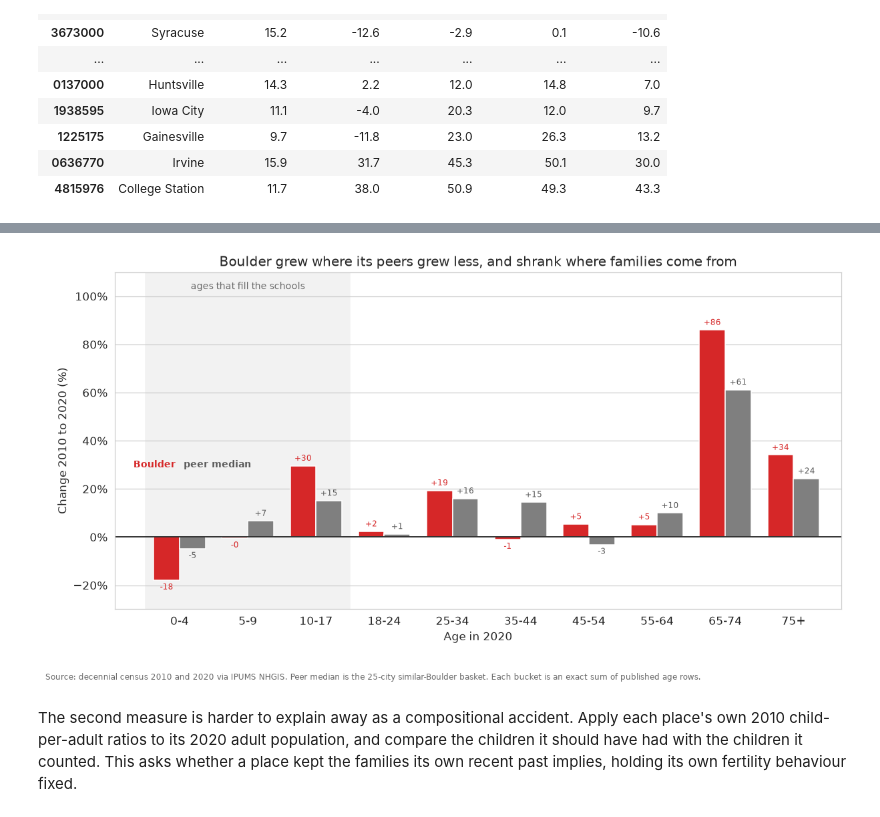
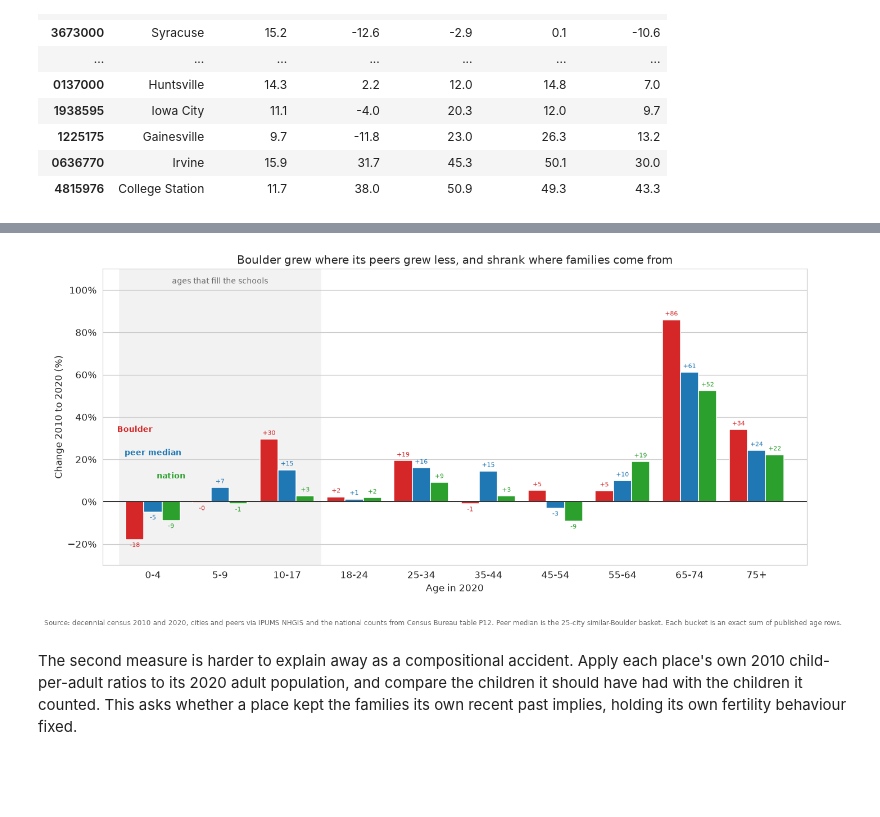
Before and after one commit to brianckeegan/charting-boulder, a Jupyter notebook: 2026-09-bvsd/BVSD.ipynb, the cells around one changed output, grey strips where cells are left out. Drawn from its saved outputs; the diff is of its cells as text; code cells hidden in the pictures; blank space fills up the shorter version.

```diff
--- a/2026-09-bvsd/BVSD.ipynb
+++ b/2026-09-bvsd/BVSD.ipynb
@@ -38,7 +38,7 @@ import matplotlib.pyplot as plt
 import matplotlib.ticker as mtick
 import matplotlib.colors as mcolors
 
-import os, re, json, warnings, requests
+import os, re, json, time, warnings, requests
 from pathlib import Path
 from collections import Counter
 
@@ -49,6 +49,8 @@ plt.rcParams.update({'figure.dpi': 110, 'font.size': 11})
 # blue (the state's official view) and red (the cohort view this notebook computes).
 CITY, COUNTY, CONTEXT = 'tab:blue', 'tab:green', 'tab:gray'
 SDO_COLOR, HP_COLOR, ALT = 'tab:blue', 'tab:red', 'tab:orange'
+# The three comparison series carry one color each wherever they appear together.
+BOULDER_C, PEER_C, NATION_C = 'tab:red', 'tab:blue', 'tab:green'
 
 RAW = Path('data/raw')
 PROC = Path('data/processed')
@@ -325,14 +327,14 @@ peer_vals = [peers_df.sa_chg_00_10.median(), peer_sa_chg_10_20,
 
 f, ax = plt.subplots(figsize=(9, 5.4))
 x = np.arange(len(cohort_groups)); width = 0.38
-bars_boulder = ax.bar(x - width / 2, boulder_vals, width, color=HP_COLOR)
-bars_peer = ax.bar(x + width / 2, peer_vals, width, color=CONTEXT)
+bars_boulder = ax.bar(x - width / 2, boulder_vals, width, color=BOULDER_C)
+bars_peer = ax.bar(x + width / 2, peer_vals, width, color=PEER_C)
 ax.bar_label(bars_boulder, fmt='%+.1f', fontsize=9, padding=2)
 ax.bar_label(bars_peer, fmt='%+.1f', fontsize=9, padding=2)
 
 # Identify the two series on the leftmost group only
-for value, offset, label, color in [(boulder_vals[0], -width / 2, 'Boulder', HP_COLOR),
-                                    (peer_vals[0], width / 2, 'peer median', CONTEXT)]:
+for value, offset, label, color in [(boulder_vals[0], -width / 2, 'Boulder', BOULDER_C),
+                                    (peer_vals[0], width / 2, 'peer median', PEER_C)]:
     ax.annotate(label, (x[0] + offset, value), color=color, fontweight='bold', fontsize=9,
                 ha='center', va='top' if value < 0 else 'bottom',
                 xytext=(0, -18 if value < 0 else 18), textcoords='offset points')
@@ -418,39 +491,42 @@ Change 2010 to 2020 by age bucket, Boulder against the peer median:
 # %%
-f, ax = plt.subplots(figsize=(11, 5.6))
-x = np.arange(len(profile_df)); width = 0.38
-bars_boulder = ax.bar(x - width / 2, profile_df['Boulder'], width, color=HP_COLOR)
-bars_peer = ax.bar(x + width / 2, profile_df['peer_median'], width, color=CONTEXT)
-# 5-9 and 35-44 barely moved, so the bar alone shows nothing; label every value
-for bars, color in [(bars_boulder, HP_COLOR), (bars_peer, '#5a5a5a')]:
-    ax.bar_label(bars, fmt='%+.0f', fontsize=8, padding=3, color=color)
+SERIES = [('Boulder', BOULDER_C), ('peer_median', PEER_C), ('national', NATION_C)]
+SERIES_LABELS = {'Boulder': 'Boulder', 'peer_median': 'peer median', 'national': 'nation'}
+
+f, ax = plt.subplots(figsize=(12.5, 5.8))
+x = np.arange(len(profile_df)); width = 0.27
+for position, (series, color) in enumerate(SERIES):
+    bars = ax.bar(x + (position - 1) * width, profile_df[series], width, color=color)
+    # 5-9 and 35-44 barely moved, so the bar alone shows nothing; label every value
+    ax.bar_label(bars, fmt='%+.0f', fontsize=7.5, padding=3, color=color)
 
 ax.axvspan(-0.5, SCHOOL_AGE_BUCKETS - 0.5, color='#f2f2f2', zorder=0)
-ax.text((SCHOOL_AGE_BUCKETS - 1) / 2, profile_df.max().max() + 20, 'ages that fill the schools',
-        fontsize=9, color='dimgray', ha='center', va='top')
+ax.text((SCHOOL_AGE_BUCKETS - 1) / 2, profile_df[[s for s, _ in SERIES]].max().max() + 20,
+        'ages that fill the schools', fontsize=9, color='dimgray', ha='center', va='top')
 
-# name the two series over the 0-4 group, where both bars point down and the space above is empty;
-# red reads to the left and grey to the right, in the same order as the bars in every group
-for label, color, ha, dx in [('Boulder', HP_COLOR, 'right', -0.06),
-                             ('peer median', '#5a5a5a', 'left', 0.06)]:
-    ax.annotate(label, (x[0] + dx, 30), color=color, fontweight='bold', fontsize=9,
-                ha=ha, va='center')
+# name the three series over the 0-4 group, where every bar points down and the space above is
+# empty; they read left to right in the same order as the bars in every group
+for position, (series, color) in enumerate(SERIES):
+    ax.annotate(SERIES_LABELS[series], (x[0] + (position - 1) * width, 34 - position * 11),
+                color=color, fontweight='bold', fontsize=9, ha='center', va='center')
 
 ax.axhline(0, color='k', lw=1)
 ax.set_xticks(x); ax.set_xticklabels(profile_df.index)
-ax.set_xlim(-0.95, len(profile_df) - 0.3)
-ax.set_ylim(profile_df.min().min() - 12, profile_df.max().max() + 24)
+ax.set_xlim(-0.75, len(profile_df) - 0.25)
+ax.set_ylim(profile_df[[s for s, _ in SERIES]].min().min() - 12,
+            profile_df[[s for s, _ in SERIES]].max().max() + 24)
 ax.set_ylabel('Change 2010 to 2020 (%)')
 ax.set_xlabel('Age in 2020')
 ax.yaxis.set_major_formatter(mtick.PercentFormatter(decimals=0))
 ax.set_title('Boulder grew where its peers grew less, and shrank where families come from')
 ax.grid(axis='x', visible=False)
-f.text(0, -0.06, 'Source: decennial census 2010 and 2020 via IPUMS NHGIS. Peer median is the 25-city '
+f.text(0, -0.06, 'Source: decennial census 2010 and 2020, cities and peers via IPUMS NHGIS and the '
+                 'national counts from Census Bureau table P12. Peer median is the 25-city '
                  'similar-Boulder basket. Each bucket is an exact sum of published age rows.',
        fontsize=8, color='dimgray')
 plt.tight_layout()
 f.savefig(OUT / 'bvsd-fig2-age-profile.png', bbox_inches='tight')
 # %% [output]
-[figure, old version]
+[figure, new version]
 # %% [markdown]
 The second measure is harder to explain away as a compositional accident. Apply each place's own
 2010 child-per-adult ratios to its 2020 adult population, and compare the children it should have
```
Also changed, not shown: parts of 5 cells of this notebook, 3 other files.
